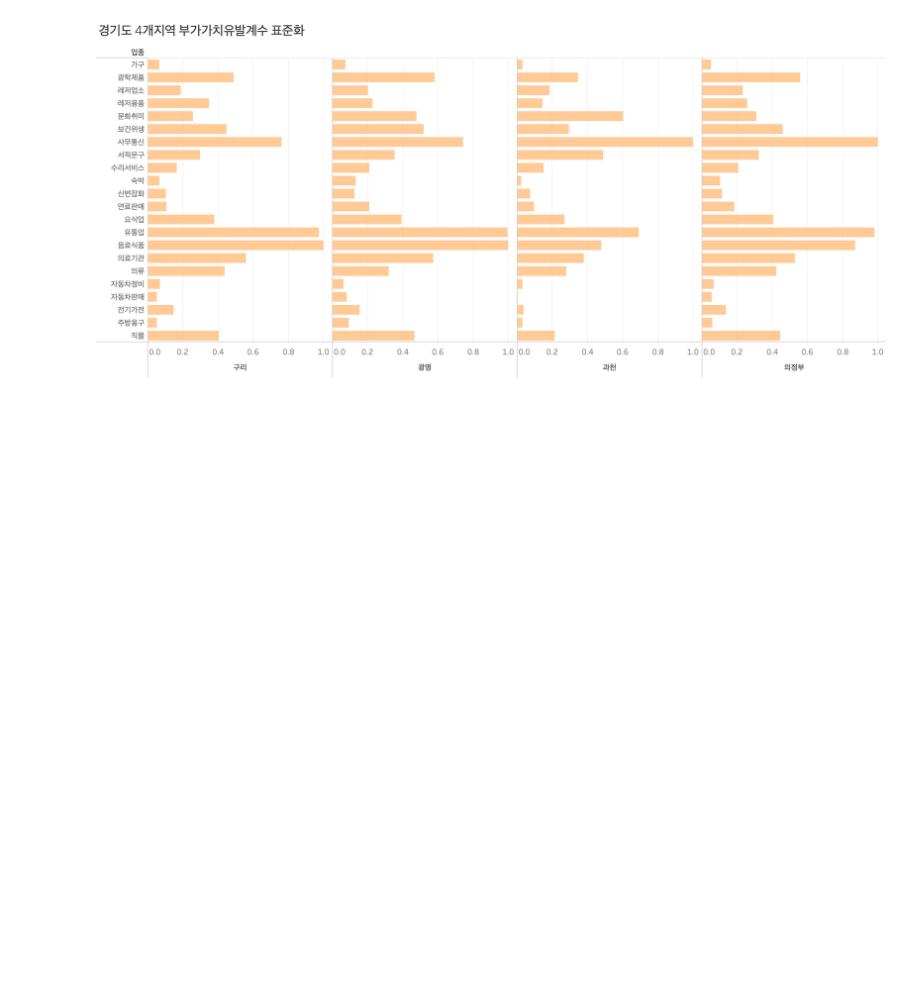
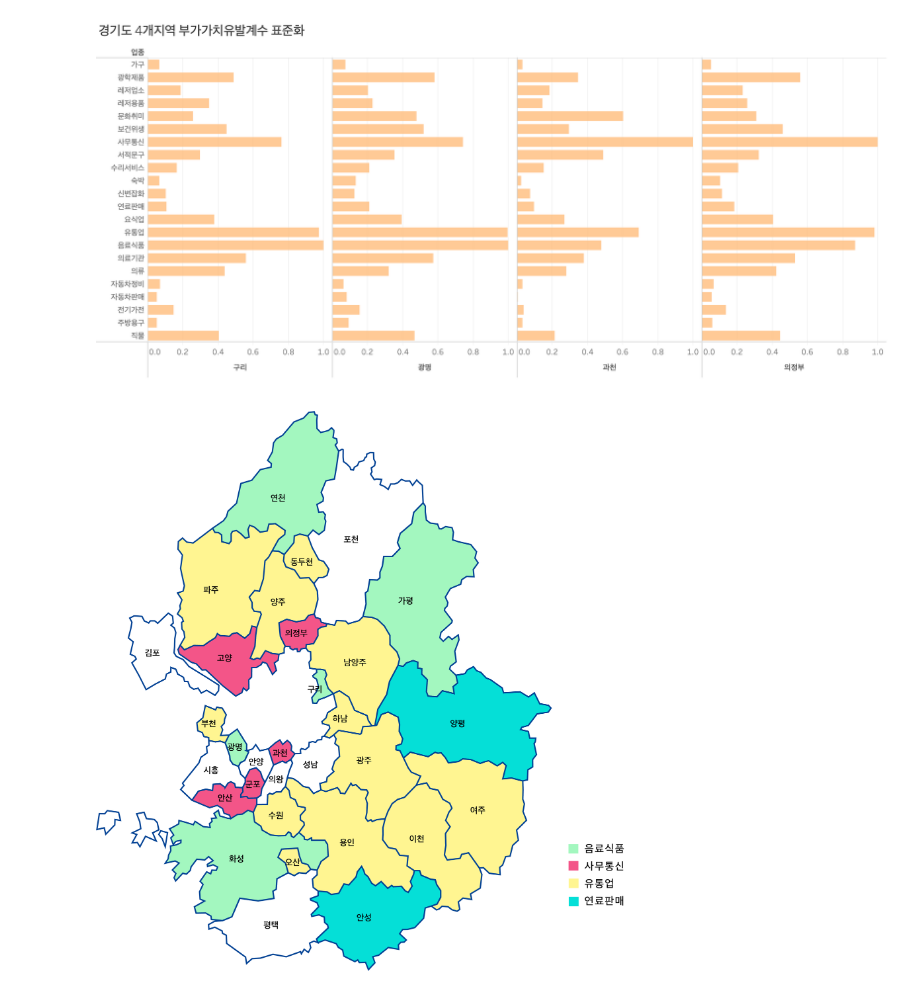
Before and after one commit to leechungpa/mcube, a Jupyter notebook: code/interindustry_analysis/5. 경기 지역별 업종별 부가가치유발계수 시각화.ipynb, the cells around one changed output. Cells and saved outputs as stored; diff of their text form; code cells hidden in the pictures; blank space fills up the shorter version.

Commit message:
add gyeonggi map graph

```diff
--- a/code/interindustry_analysis/5. 경기 지역별 업종별 부가가치유발계수 시각화.ipynb
+++ b/code/interindustry_analysis/5. 경기 지역별 업종별 부가가치유발계수 시각화.ipynb
@@ -118,2 +120,8 @@ Image('../../data/interindustry_analysis/graph/경기도 4개지역 부가가치
 # %% [output]
 [figure]
+# %%
+Image('../../data/interindustry_analysis/graph/경기_최댓값업종_지도_배경.png')
+
+#by illustrator
+# %% [output]
+[figure, added]
```
Also changed, not shown: parts of 1 cell of this notebook, 2 other files.
